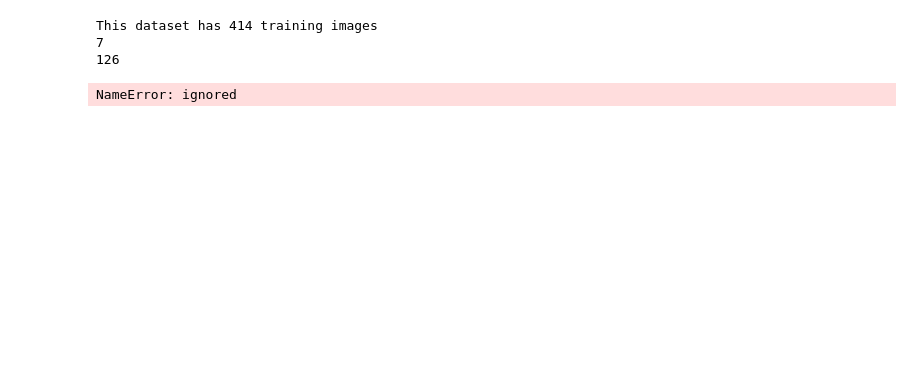
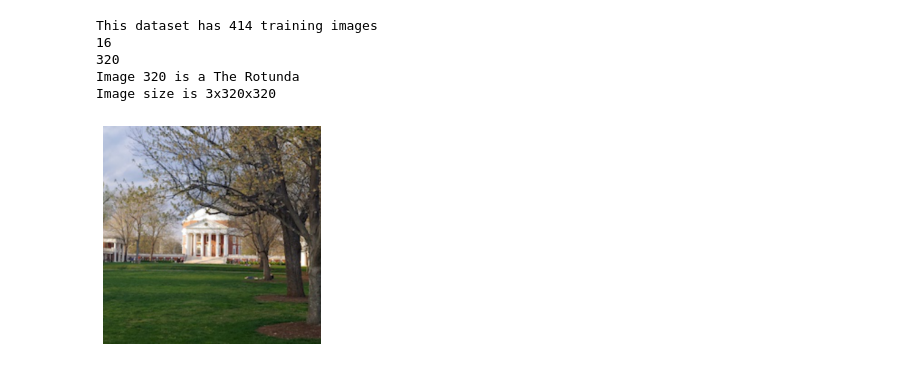
Before and after one commit to soneyahossain/deep_learning_project, a Jupyter notebook: deep_learning_project.ipynb, the cells around one changed output. Drawn from its saved outputs; the diff is of its cells as text; code cells hidden in the pictures; blank space fills up the shorter version.

```diff
--- a/deep_learning_project.ipynb
+++ b/deep_learning_project.ipynb
@@ -92,33 +92,35 @@ plt.imshow(my_image.transpose(0,2).transpose(0,1));
 # %%
 import torchvision.transforms.functional as F
 
-image_index = 126  # Feel free to change this.
+image_index = 320  # Feel free to change this.
 
-classes = ['airport_terminal', 'arch', 'bathroom', 'butte', 'castle',
-           'classroom', 'dentists_office', 'hot_spring', 'jacuzzi',
-           'laundromat', 'lecture_room', 'lighthouse', 'mountain',
-           'sauna', 'server_room', 'shower', 'skyscraper', 'tower',
-           'tree_house', 'volcano']
+classes = ['Rice Hall', 'Wilsdorf Hall', 'Thornton Hall', 'Physics Building', 'Olsson Hall',
+           'Mechanical Building', 'Law School Building', 'John Paul Jones Arena', 'Chemical Engineering Building',
+           'Aquatic & Fitness Center', 'Scott Stadium', 'Alderman Library', 'Newcomb Hall',
+           'Old Cabell Hall', 'Rotunda', 'Monroe Hall', 'Slaughter Recreation', 'North Grounds Gym',
+           'Alumni Hall', 'Memorial Gym']
 
 
 # 1. Datasets need to implement the __len__ method for this to work.
 print('This dataset has {0} training images'.format(len(trainset)))
 
 # 2. Datasets need to implement the  __getitem__ method for this to work.
 img, label,_,class_name = trainset[image_index]  # Returns image and label.
 
 print(label)
 print(image_index)
-print('Image {0} is a {1}'.format(image_index, classes[label]))
+print('Image {0} is a {1}'.format(image_index, class_name))
 print('Image size is {0}x{1}x{2}'.format(img.shape[0], img.shape[1], img.shape[2]))
 # All images have 1 channel x 28 rows x 28 columns.
 
 plt.figure()
 plt.imshow(img.transpose(0,2).transpose(0,1));
 plt.grid(False); plt.axis('off')
 plt.show()
 # %% [output]
 This dataset has 414 training images
-7
-126
+16
+320
+Image 320 is a The Rotunda
+Image size is 3x320x320
-NameError: ignored
+[figure, added]
```
Also changed, not shown: parts of 1 cell of this notebook.
